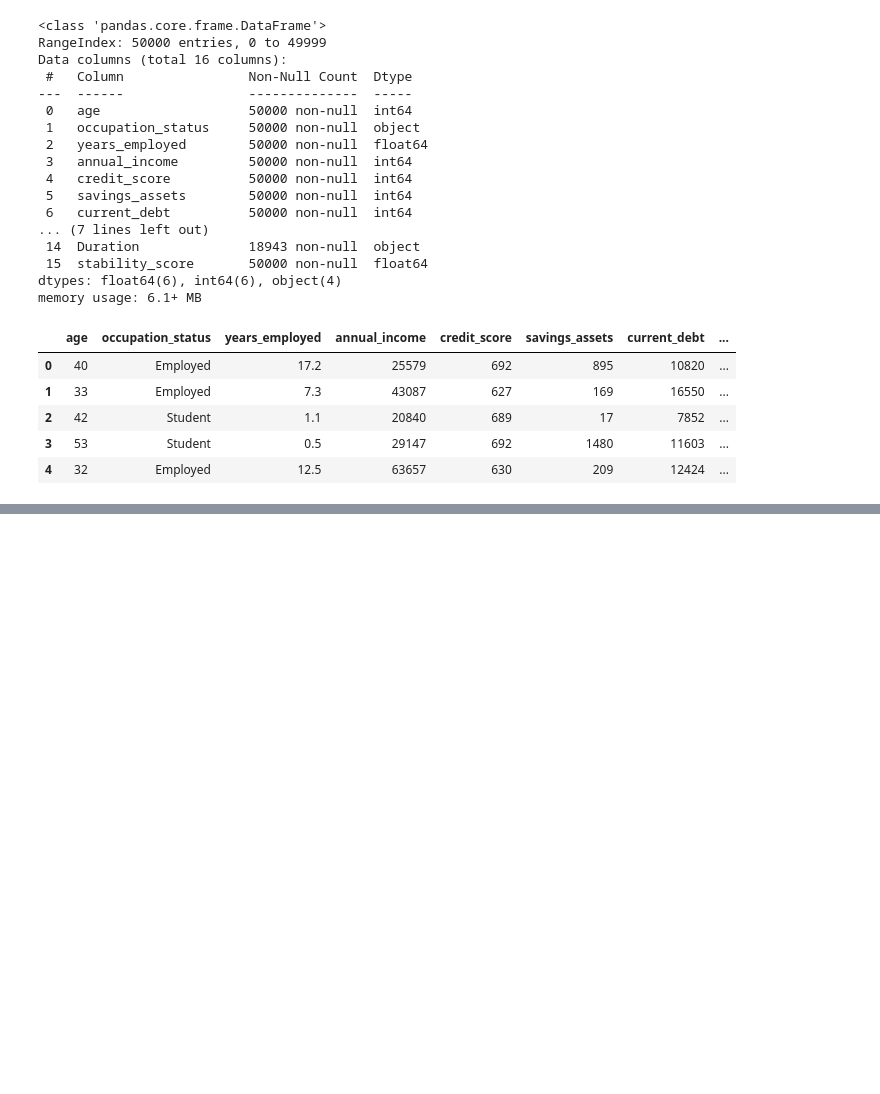
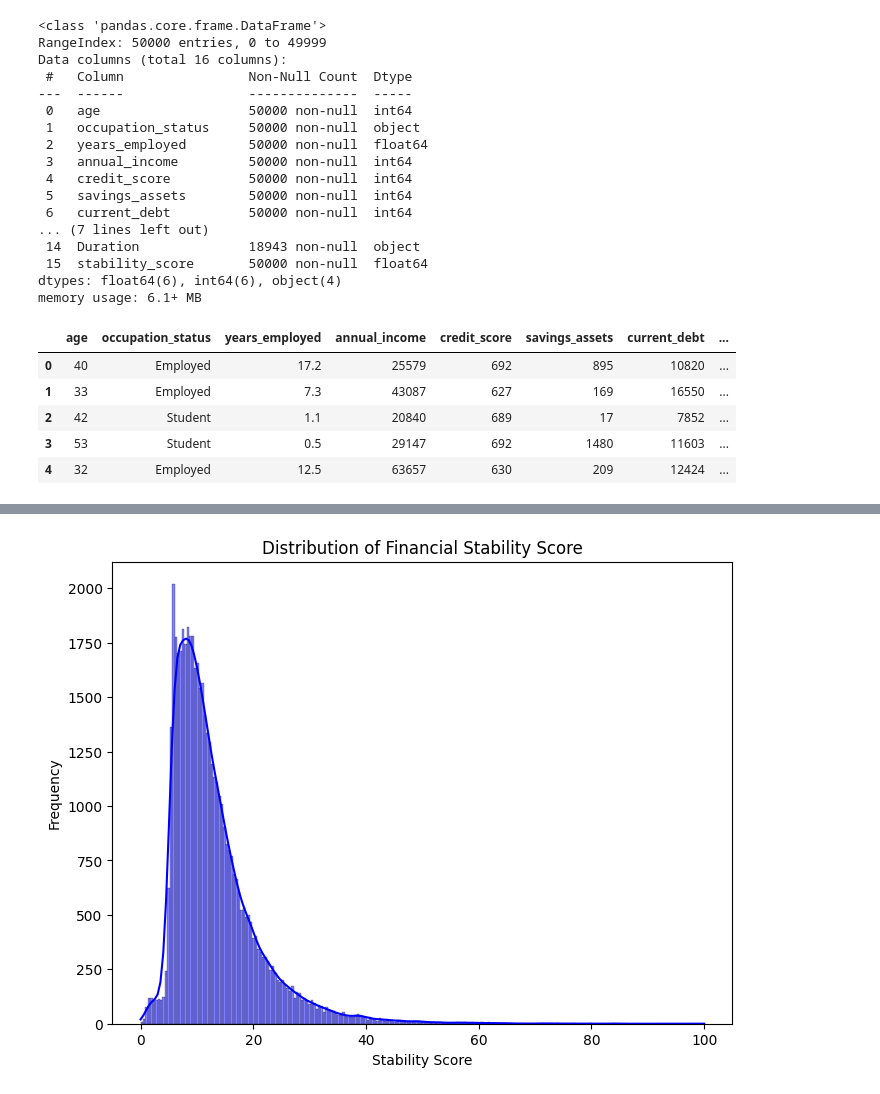
Before and after one commit to HMBinara/ML_Project, a Jupyter notebook: Final_Master_Finance.ipynb, the cells around one changed output, grey strips where cells are left out. Cells and saved outputs as stored; diff of their text form; code cells hidden in the pictures; blank space fills up the shorter version.

```diff
--- a/Final_Master_Finance.ipynb
+++ b/Final_Master_Finance.ipynb
@@ -88,0 +162,3 @@ dtype: int64
+# %%
+#Drop the Weak Feathurs
+df = df.drop(['age', 'defaults_on_file', 'debt_to_income_ratio', 'Mutual_Funds', 'occupation_status_Student', 'Duration_3-5 years', 'Duration_Less than 1 year', 'Duration_More than 5 years'], axis=1)
@@ -88,0 +169,10 @@ dtype: int64
+# %%
+# Distribution of Target Variable (Stability Score)
+plt.figure(figsize=(8, 6))
+sns.histplot(df['stability_score'], kde=True, color='blue')
+plt.title('Distribution of Financial Stability Score')
+plt.xlabel('Stability Score')
+plt.ylabel('Frequency')
+plt.show()
+# %% [output]
+[figure, added]
```
Also changed, not shown: parts of 13 cells of this notebook.
